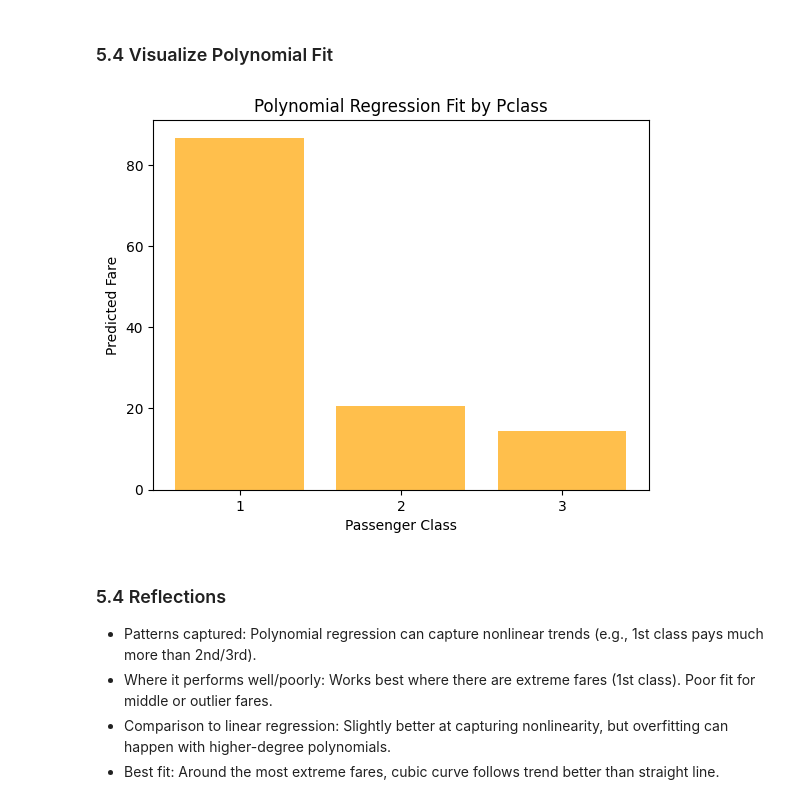
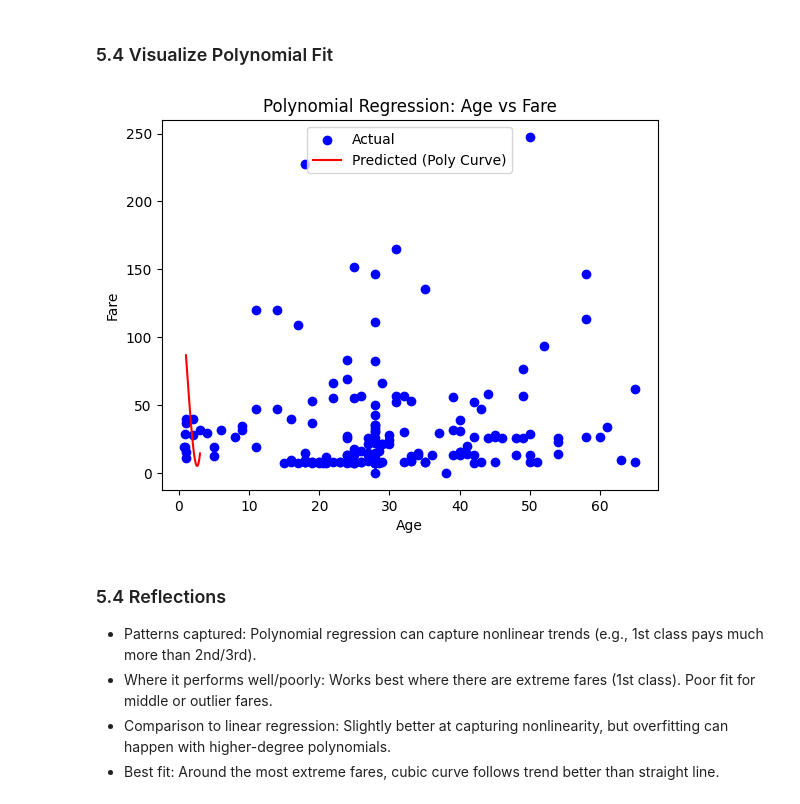
Before and after one commit to kjleopold/applied-ml-kjleopold, a Jupyter notebook: notebooks/project04/ml04_kjleopold.ipynb, the cells around one changed output. Saved outputs shown, nothing was run; the diff lists cells and outputs as text; code cells hidden in the pictures.

```diff
--- a/notebooks/project04/ml04_kjleopold.ipynb
+++ b/notebooks/project04/ml04_kjleopold.ipynb
@@ -258,18 +262,15 @@ y_pred_poly = poly_model.predict(X4_test_poly)
 # %% [markdown]
 ### 5.4 Visualize Polynomial Fit
 # %%
-# Prepare predicted fares for each class
-X_classes = pd.DataFrame({'pclass': [1, 2, 3]})
-y_pred_classes = poly_model.predict(poly.transform(X_classes))
-
-plt.bar(X_classes['pclass'], y_pred_classes, color='orange', alpha=0.7)
-plt.xlabel("Passenger Class")
-plt.ylabel("Predicted Fare")
-plt.title("Polynomial Regression Fit by Pclass")
-plt.xticks([1,2,3])
+plt.scatter(X1_test, y1_test, color='blue', label='Actual')
+plt.plot(X_plot, y_plot, color='red', label='Predicted (Poly Curve)')
+plt.xlabel("Age")
+plt.ylabel("Fare")
+plt.title("Polynomial Regression: Age vs Fare")
+plt.legend()
 plt.show()
 # %% [output]
-[figure, old version]
+[figure, new version]
 # %% [markdown]
 ### 5.4 Reflections
 
```
Also changed, not shown: parts of 4 cells of this notebook.
